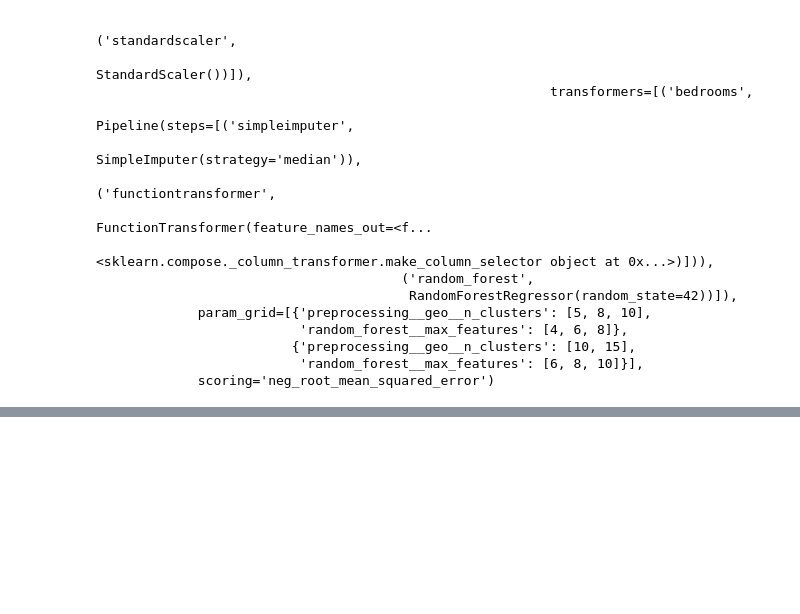
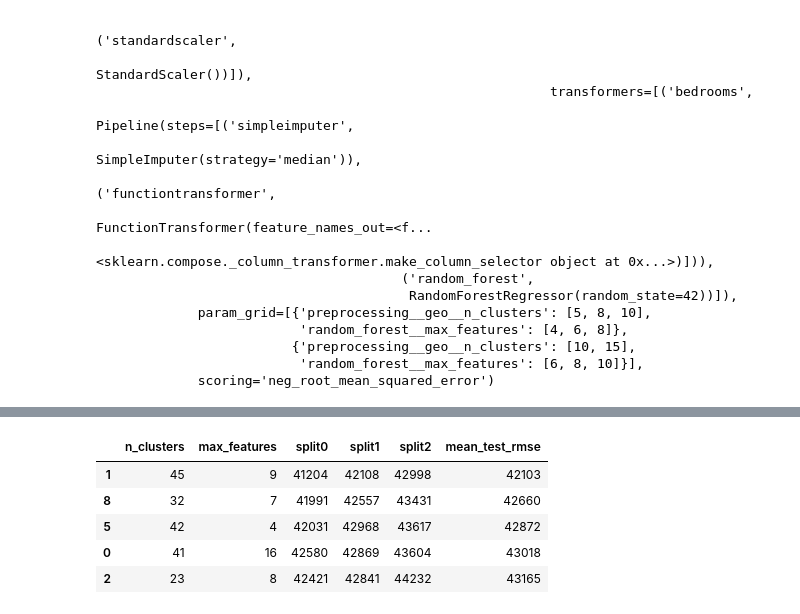
Before and after one commit to Raichi1/Hands-On-Machine-Learning-3rd-Edition, a Jupyter notebook: Chapter-2_End-to-End_Machine-Learning-Project/code/code.ipynb, the cells around one changed output, grey strips where cells are left out. Cells and saved outputs as stored; diff of their text form; code cells hidden in the pictures; blank space fills up the shorter version.

Commit message:
Fine-tune Your Model

```diff
--- a/Chapter-2_End-to-End_Machine-Learning-Project/code/code.ipynb
+++ b/Chapter-2_End-to-End_Machine-Learning-Project/code/code.ipynb
@@ -1164,0 +1231,15 @@ GridSearchCV(cv=3,
+# %%
+from sklearn.model_selection import RandomizedSearchCV
+from scipy.stats import randint
+
+param_distribs = {
+    'preprocessing__geo__n_clusters': randint(low = 3, high = 50),
+    'random_forest__max_features': randint(low = 2, high = 20)
+}
+
+rnd_search = RandomizedSearchCV(
+    full_pipeline, param_distributions = param_distribs, n_iter = 10, cv = 3,
+    scoring = 'neg_root_mean_squared_error', random_state = 42
+)
+
+rnd_search.fit(housing, housing_objects)
@@ -1164,0 +1263,17 @@ GridSearchCV(cv=3,
+# %%
+# extra code – displays the random search results
+cv_res = pd.DataFrame(rnd_search.cv_results_)
+cv_res.sort_values(by="mean_test_score", ascending=False, inplace=True)
+cv_res = cv_res[["param_preprocessing__geo__n_clusters",
+                 "param_random_forest__max_features", "split0_test_score",
+                 "split1_test_score", "split2_test_score", "mean_test_score"]]
+cv_res.columns = ["n_clusters", "max_features"] + score_cols
+cv_res[score_cols] = -cv_res[score_cols].round().astype(np.int64)
+cv_res.head()
+# %% [output]
+|  | n_clusters | max_features | split0 | split1 | split2 | mean_test_rmse |
+| 1 | 45 | 9 | 41204 | 42108 | 42998 | 42103 |
+| 8 | 32 | 7 | 41991 | 42557 | 43431 | 42660 |
+| 5 | 42 | 4 | 42031 | 42968 | 43617 | 42872 |
+| 0 | 41 | 16 | 42580 | 42869 | 43604 | 43018 |
+| 2 | 23 | 8 | 42421 | 42841 | 44232 | 43165 |
```
Also changed, not shown: parts of 11 cells of this notebook.
